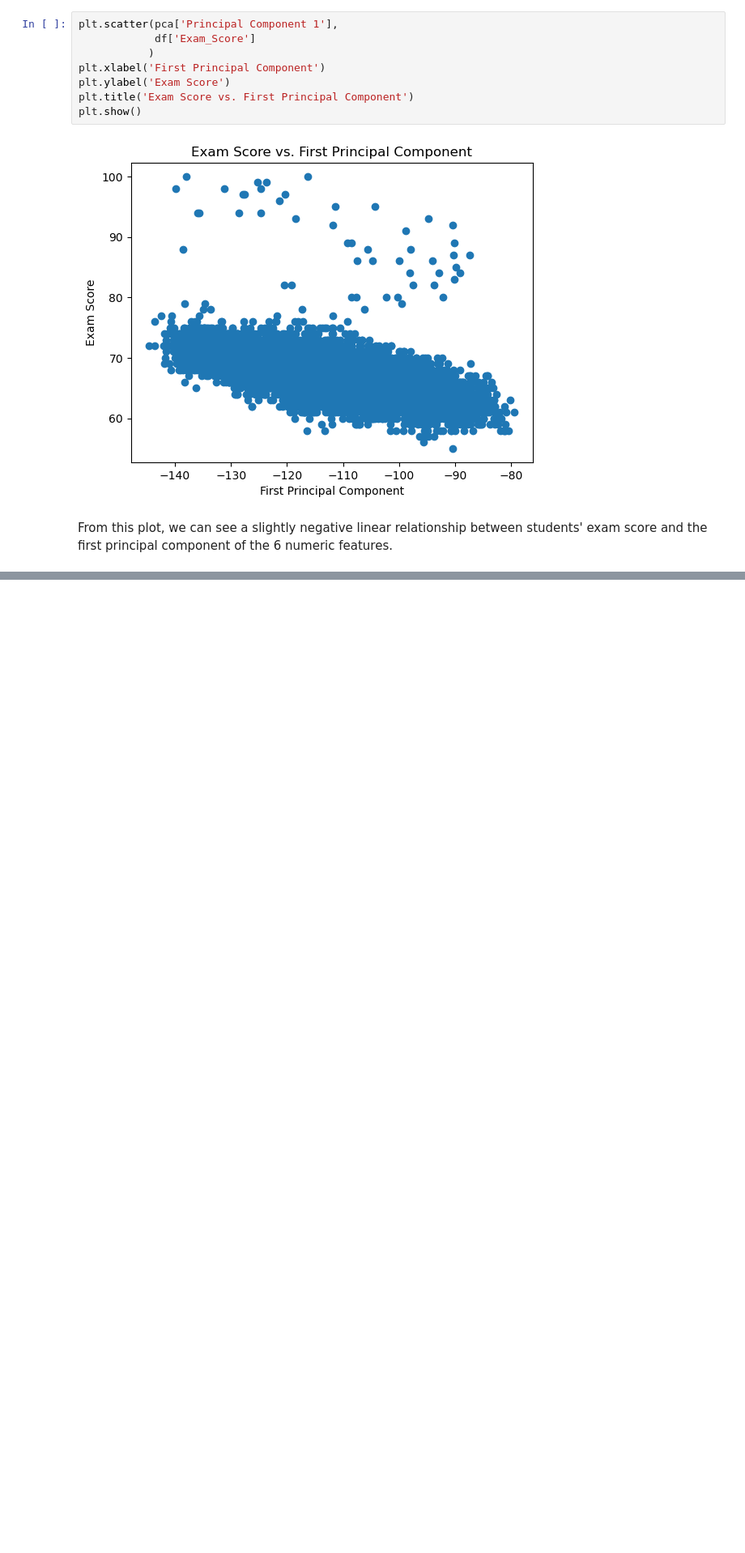
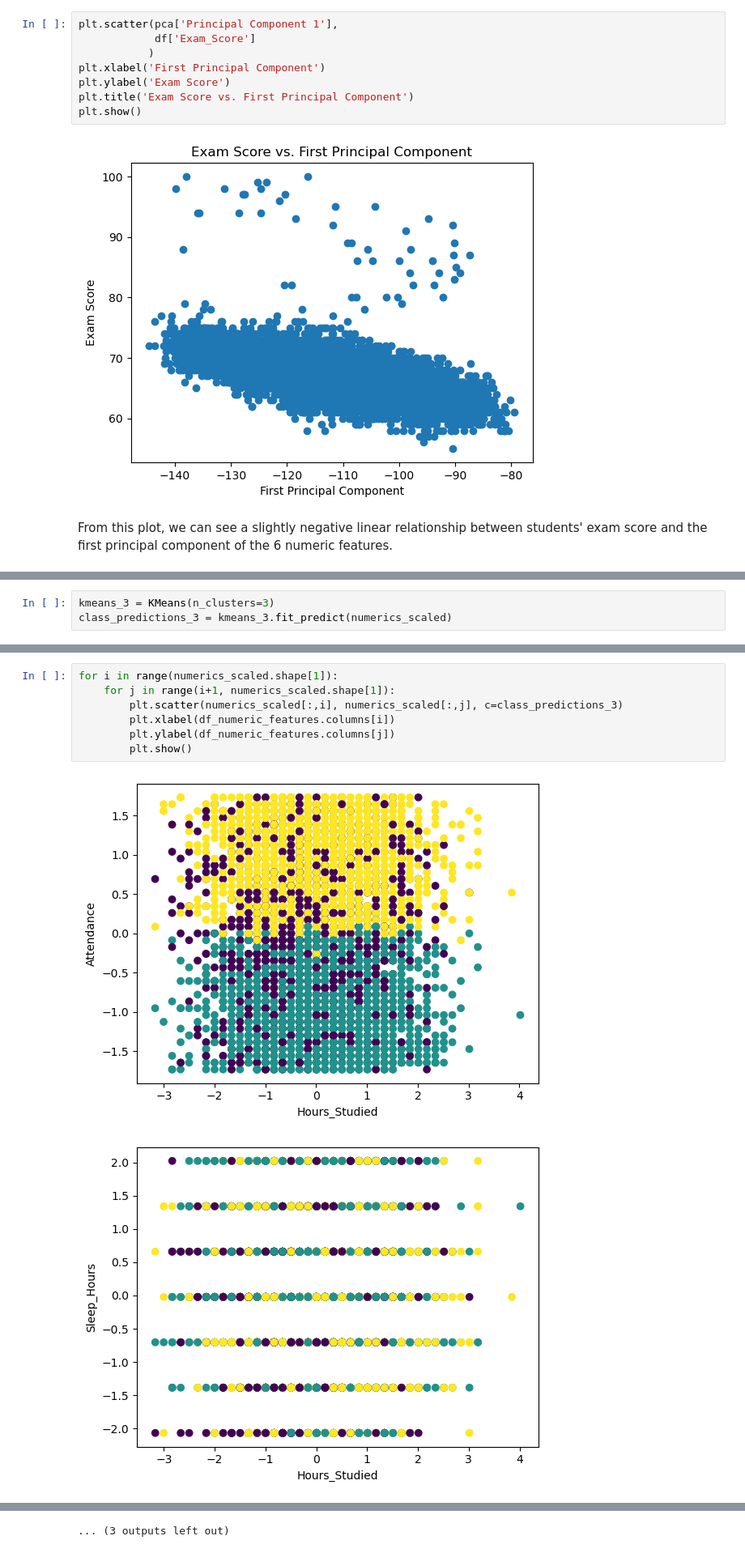
Before and after one commit to davidOplatka/csm148-project, a Jupyter notebook: unsupervised_learning_checkin.ipynb, the cells around one changed output, grey strips where cells are left out. Shown at 81% size. Saved outputs shown, nothing was run; the diff lists cells and outputs as text; blank space fills up the shorter version.

```diff
--- a/unsupervised_learning_checkin.ipynb
+++ b/unsupervised_learning_checkin.ipynb
@@ -106,0 +144,3 @@ From this plot, we can see a slightly negative linear relationship between stude
+# %%
+kmeans_3 = KMeans(n_clusters=3)
+class_predictions_3 = kmeans_3.fit_predict(numerics_scaled)
@@ -106,0 +187,10 @@ From this plot, we can see a slightly negative linear relationship between stude
+# %%
+for i in range(numerics_scaled.shape[1]):
+    for j in range(i+1, numerics_scaled.shape[1]):
+        plt.scatter(numerics_scaled[:,i], numerics_scaled[:,j], c=class_predictions_3)
+        plt.xlabel(df_numeric_features.columns[i])
+        plt.ylabel(df_numeric_features.columns[j])
+        plt.show()
+# %% [output]
+[figure, added]
+[figure, added]
@@ -106,0 +207 @@ From this plot, we can see a slightly negative linear relationship between stude
+... (3 outputs left out)
```
Also changed, not shown: parts of 20 cells of this notebook.
